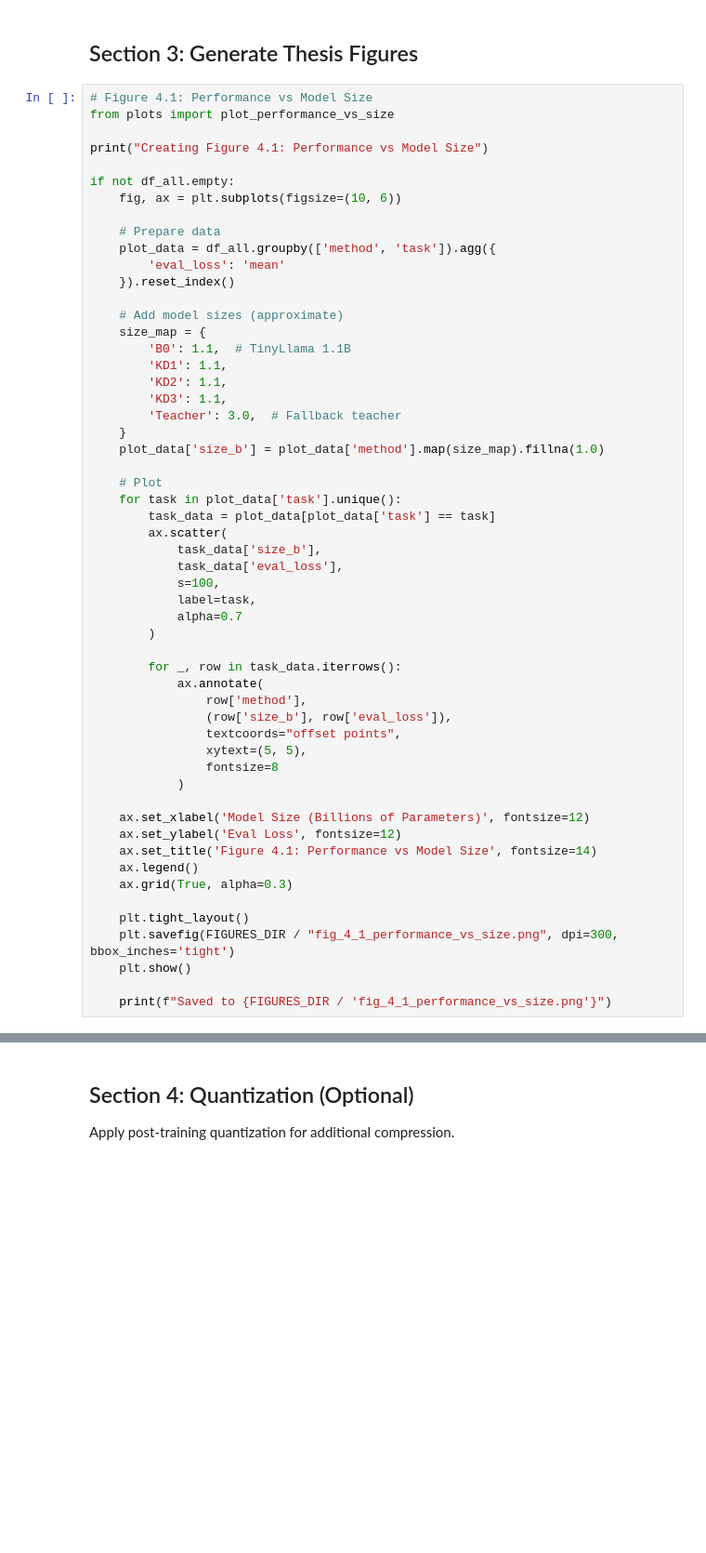
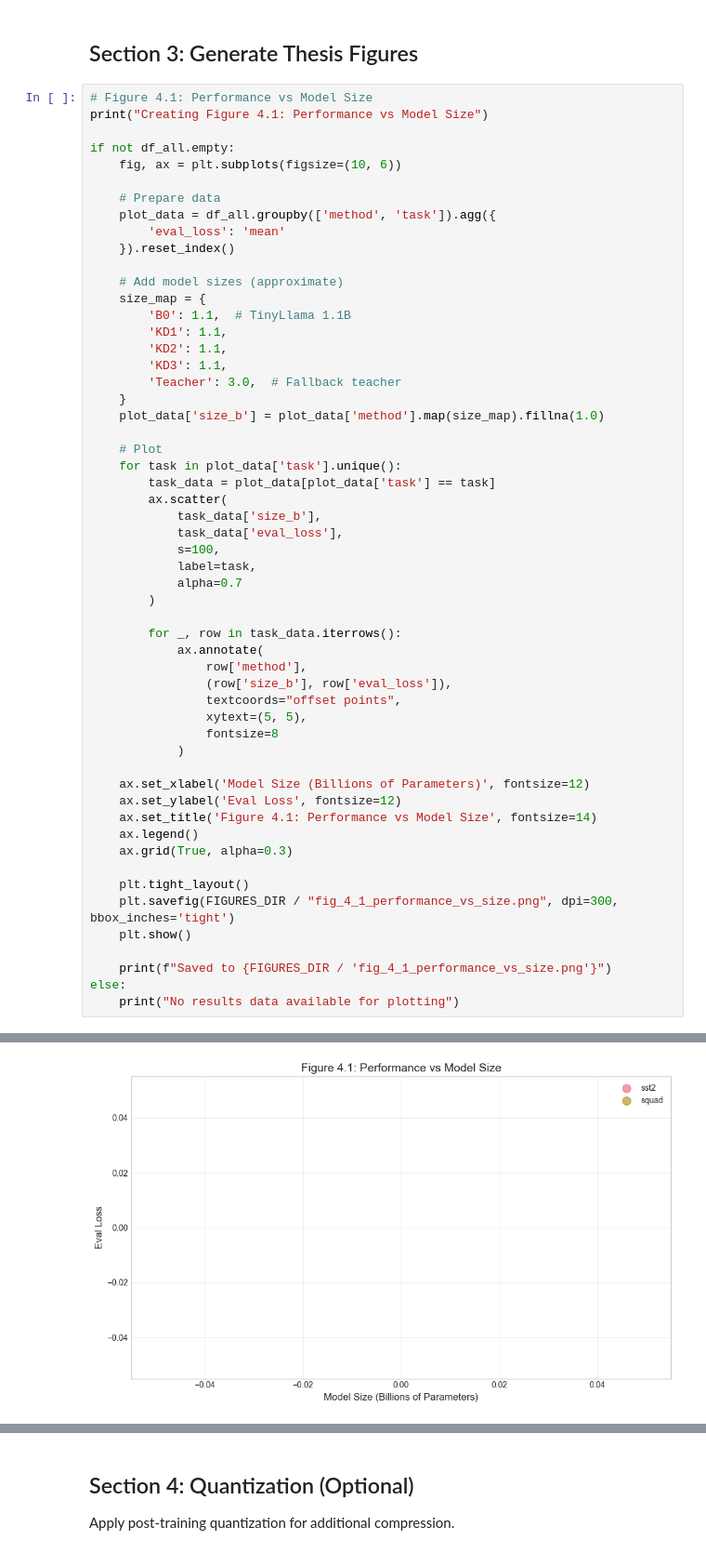
Before and after one commit to pauljere97/KDExp, a Jupyter notebook: notebooks/07_benchmark_and_plots.ipynb, the cells around one changed output, grey strips where cells are left out. Shown at 93% size. Drawn from its saved outputs; the diff is of its cells as text; blank space fills up the shorter version.

Commit message:
Save benchmarked results

```diff
--- a/notebooks/07_benchmark_and_plots.ipynb
+++ b/notebooks/07_benchmark_and_plots.ipynb
@@ -362,8 +470,6 @@ else:
 ## Section 3: Generate Thesis Figures
 # %%
 # Figure 4.1: Performance vs Model Size
-from plots import plot_performance_vs_size
-
 print("Creating Figure 4.1: Performance vs Model Size")
 
 if not df_all.empty:
@@ -415,3 +521,6 @@ if not df_all.empty:
     plt.show()
 
     print(f"Saved to {FIGURES_DIR / 'fig_4_1_performance_vs_size.png'}")
+else:
+    print("No results data available for plotting")
+# %% [output]
@@ -417,0 +528 @@ if not df_all.empty:
+[figure, added]
```
Also changed, not shown: parts of 18 cells of this notebook, 9 other files.
